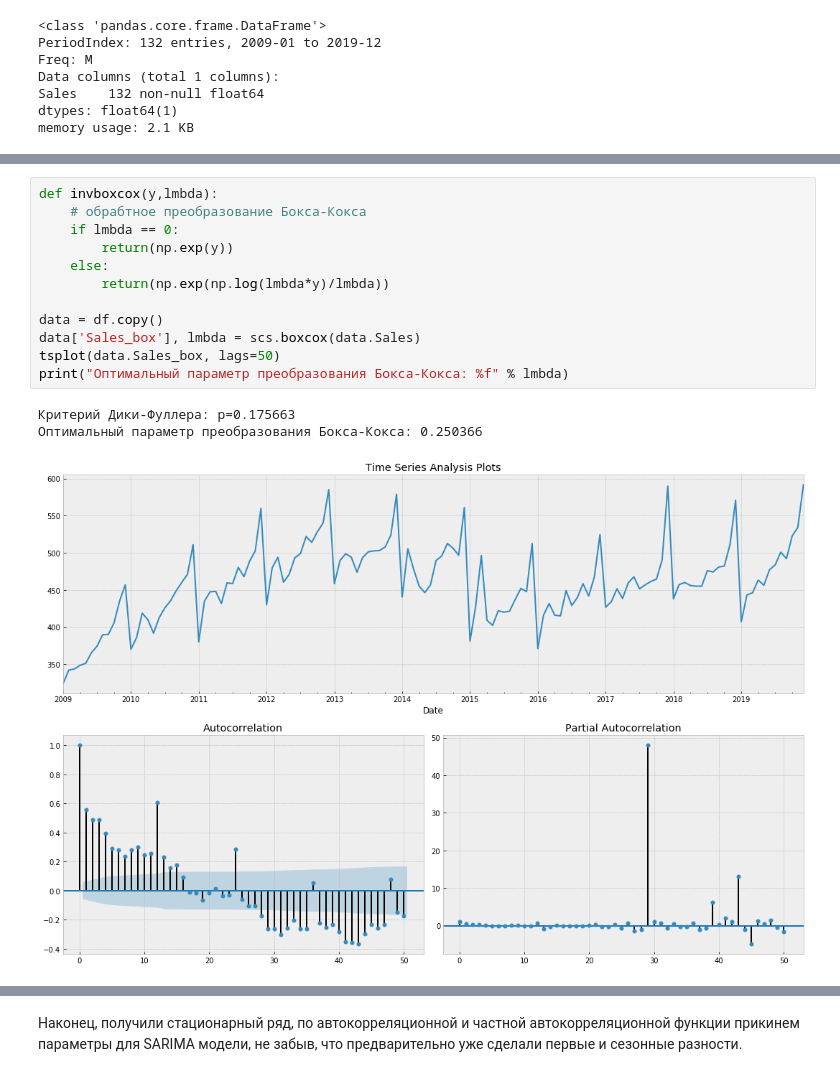
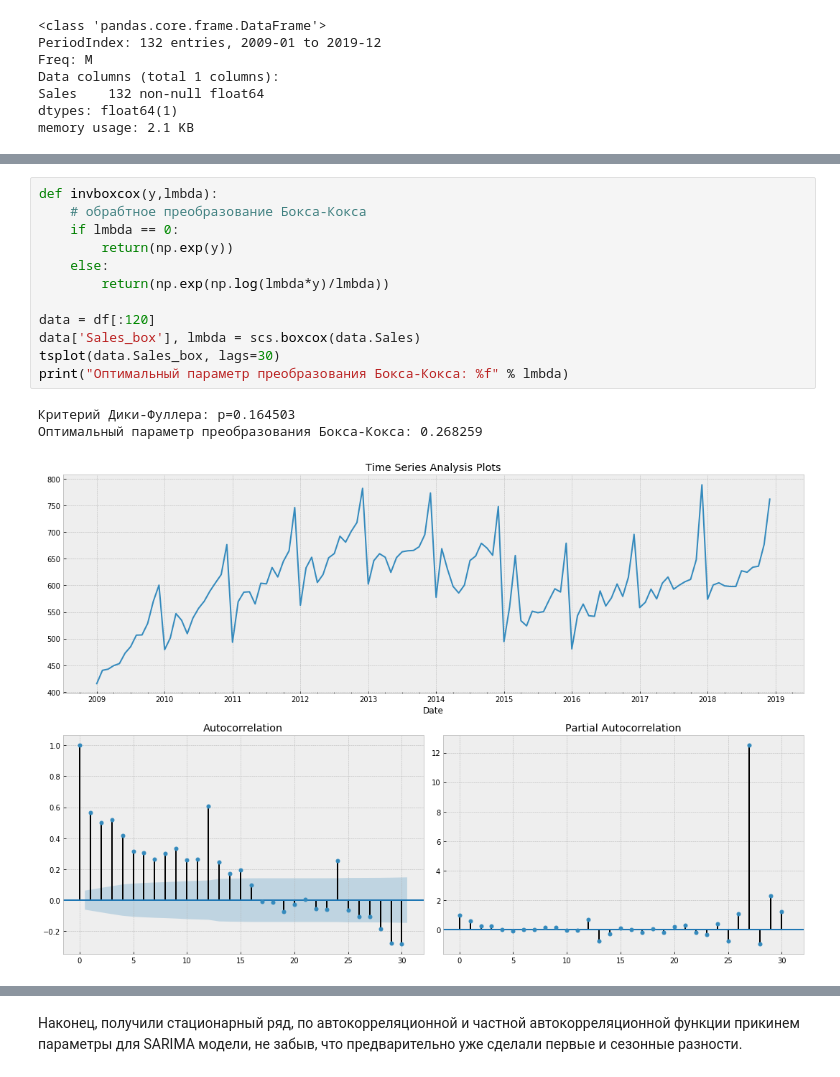
Before and after one commit to TataMoskovkina/GeekUniversity, a Jupyter notebook: work/arima_first.ipynb, the cells around one changed output, grey strips where cells are left out. Drawn from its saved outputs; the diff is of its cells as text.

```diff
--- a/work/arima_first.ipynb
+++ b/work/arima_first.ipynb
@@ -139,16 +141,16 @@ tsplot(df.Sales, lags=50)
 # %%
 def invboxcox(y,lmbda):
     # обрабтное преобразование Бокса-Кокса
     if lmbda == 0:
         return(np.exp(y))
     else:
         return(np.exp(np.log(lmbda*y)/lmbda))
 
-data = df.copy()
+data = df[:120]
 data['Sales_box'], lmbda = scs.boxcox(data.Sales)
-tsplot(data.Sales_box, lags=50)
+tsplot(data.Sales_box, lags=30)
 print("Оптимальный параметр преобразования Бокса-Кокса: %f" % lmbda)
 # %% [output]
-Критерий Дики-Фуллера: p=0.175663
-Оптимальный параметр преобразования Бокса-Кокса: 0.250366
+Критерий Дики-Фуллера: p=0.164503
+Оптимальный параметр преобразования Бокса-Кокса: 0.268259
-[figure, old version]
+[figure, new version]
```
Also changed, not shown: parts of 13 cells of this notebook.
